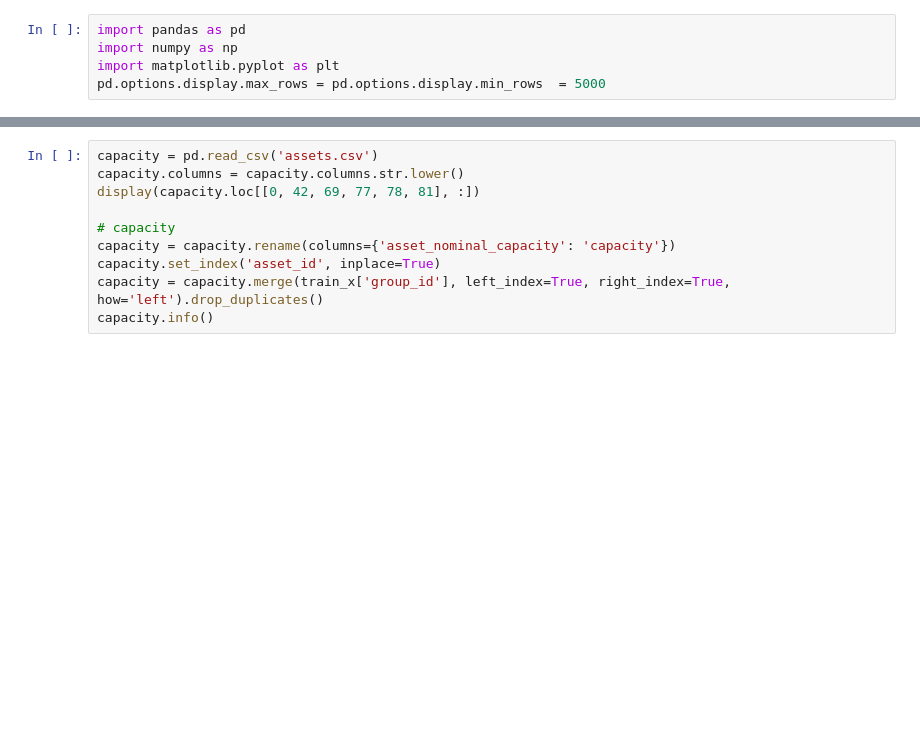
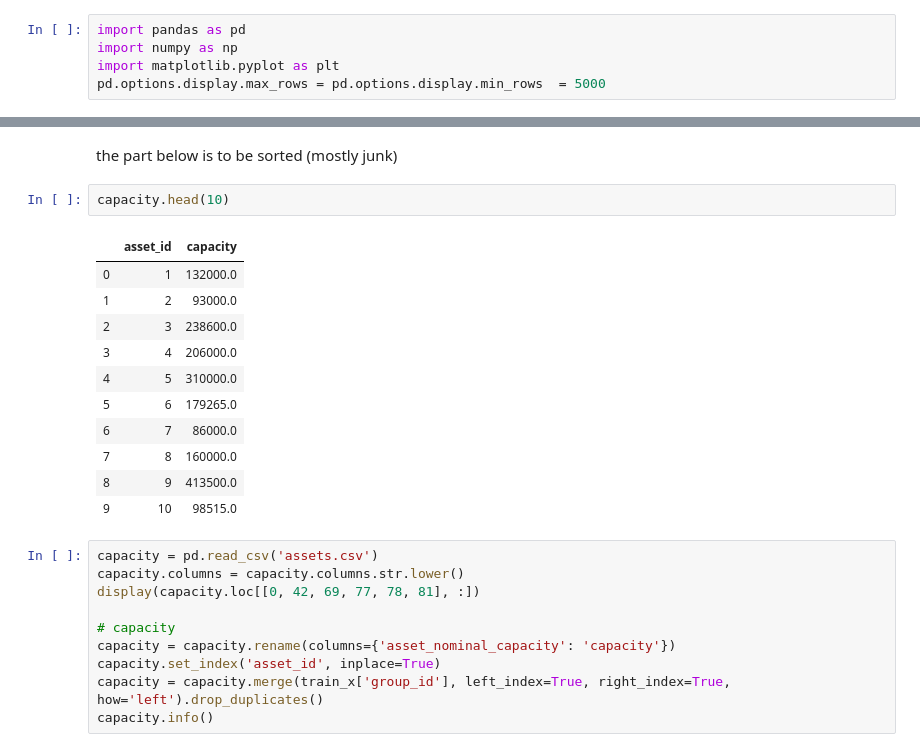
Before and after one commit to pierreyanni/challenge_data, a Jupyter notebook: challenge_data.ipynb, the cells around one changed output, grey strips where cells are left out. Saved outputs shown, nothing was run; the diff lists cells and outputs as text; blank space fills up the shorter version.

```diff
--- a/challenge_data.ipynb
+++ b/challenge_data.ipynb
@@ -96,3 +106,19 @@ asset_id
+# %% [markdown]
+the part below is to be sorted (mostly junk)
+# %%
+capacity.head(10)
+# %% [output]
+|  | asset_id | capacity |
+| 0 | 1 | 132000.0 |
+| 1 | 2 | 93000.0 |
+| 2 | 3 | 238600.0 |
+| 3 | 4 | 206000.0 |
+| 4 | 5 | 310000.0 |
+| 5 | 6 | 179265.0 |
+| 6 | 7 | 86000.0 |
+| 7 | 8 | 160000.0 |
+| 8 | 9 | 413500.0 |
+| 9 | 10 | 98515.0 |
 # %%
 capacity = pd.read_csv('assets.csv')
 capacity.columns = capacity.columns.str.lower()
```
Also changed, not shown: parts of 12 cells of this notebook.
